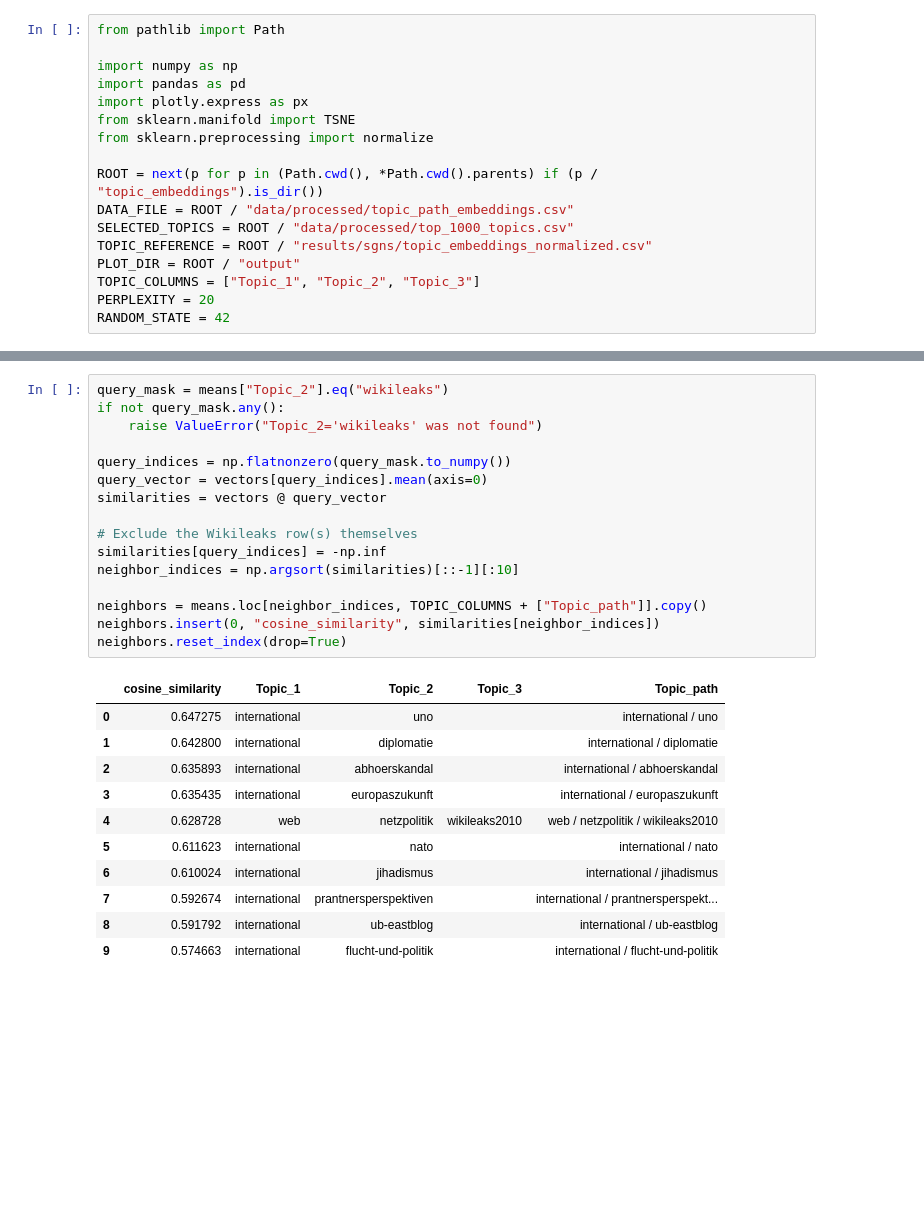
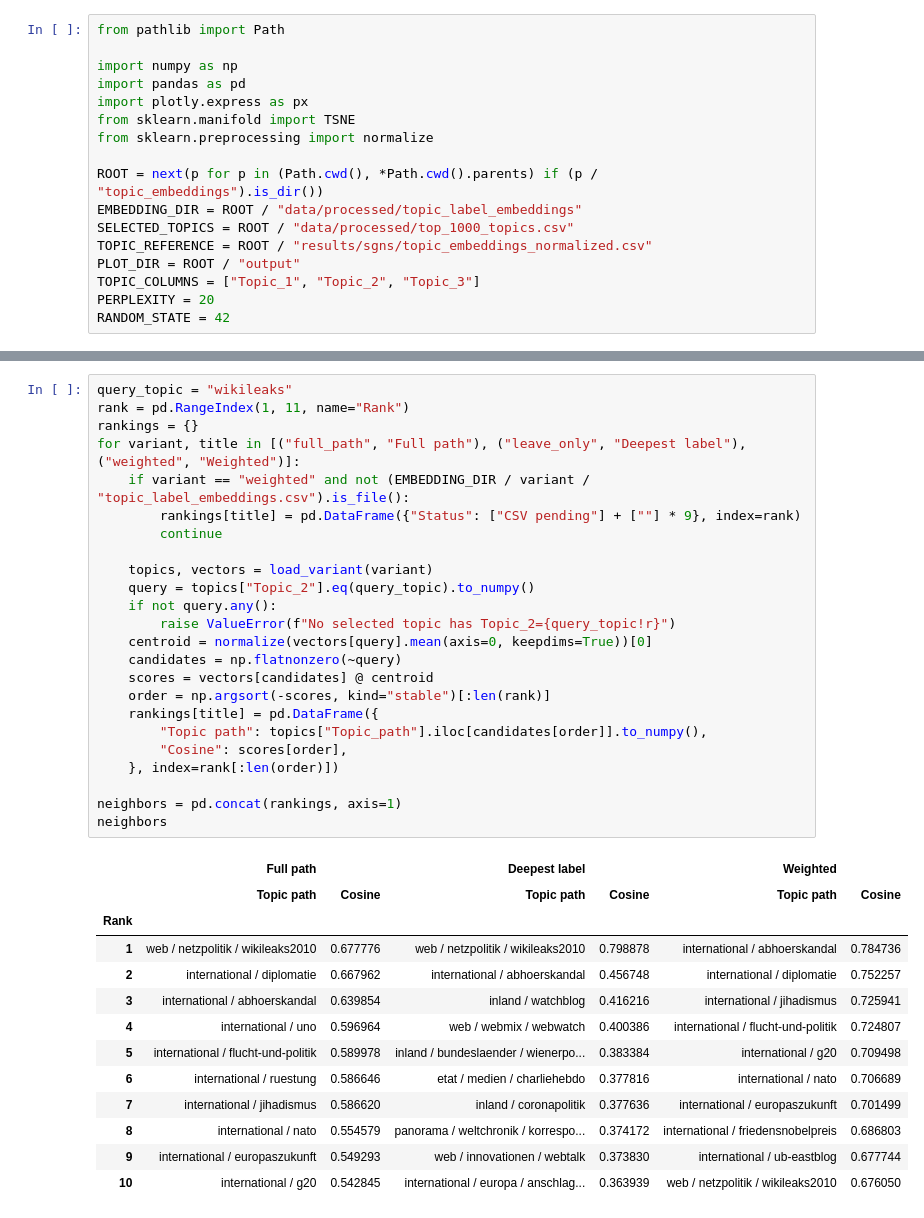
Before and after one commit to nachodll/topic_embeddings, a Jupyter notebook: notebooks/5_tsne_topic_labels_embeddings.ipynb, the cells around one changed output, grey strips where cells are left out. Saved outputs shown, nothing was run; the diff lists cells and outputs as text; blank space fills up the shorter version.

```diff
--- a/notebooks/5_tsne_topic_labels_embeddings.ipynb
+++ b/notebooks/5_tsne_topic_labels_embeddings.ipynb
@@ -12,7 +12,7 @@ from sklearn.manifold import TSNE
 from sklearn.preprocessing import normalize
 
 ROOT = next(p for p in (Path.cwd(), *Path.cwd().parents) if (p / "topic_embeddings").is_dir())
-DATA_FILE = ROOT / "data/processed/topic_path_embeddings.csv"
+EMBEDDING_DIR = ROOT / "data/processed/topic_label_embeddings"
 SELECTED_TOPICS = ROOT / "data/processed/top_1000_topics.csv"
 TOPIC_REFERENCE = ROOT / "results/sgns/topic_embeddings_normalized.csv"
 PLOT_DIR = ROOT / "output"
@@ -109,28 +130,38 @@ fig.show()
-# %%
-query_mask = means["Topic_2"].eq("wikileaks")
-if not query_mask.any():
-    raise ValueError("Topic_2='wikileaks' was not found")
-
-query_indices = np.flatnonzero(query_mask.to_numpy())
-query_vector = vectors[query_indices].mean(axis=0)
-similarities = vectors @ query_vector
-
-# Exclude the Wikileaks row(s) themselves
-similarities[query_indices] = -np.inf
-neighbor_indices = np.argsort(similarities)[::-1][:10]
-
-neighbors = means.loc[neighbor_indices, TOPIC_COLUMNS + ["Topic_path"]].copy()
-neighbors.insert(0, "cosine_similarity", similarities[neighbor_indices])
-neighbors.reset_index(drop=True)
-# %% [output]
-|  | cosine_similarity | Topic_1 | Topic_2 | Topic_3 | Topic_path |
-| 0 | 0.647275 | international | uno |  | international / uno |
-| 1 | 0.642800 | international | diplomatie |  | international / diplomatie |
-| 2 | 0.635893 | international | abhoerskandal |  | international / abhoerskandal |
-| 3 | 0.635435 | international | europaszukunft |  | international / europaszukunft |
-| 4 | 0.628728 | web | netzpolitik | wikileaks2010 | web / netzpolitik / wikileaks2010 |
-| 5 | 0.611623 | international | nato |  | international / nato |
-| 6 | 0.610024 | international | jihadismus |  | international / jihadismus |
-| 7 | 0.592674 | international | prantnersperspektiven |  | international / prantnersperspekt... |
-| 8 | 0.591792 | international | ub-eastblog |  | international / ub-eastblog |
-| 9 | 0.574663 | international | flucht-und-politik |  | international / flucht-und-politik |
+# %%
+query_topic = "wikileaks"
+rank = pd.RangeIndex(1, 11, name="Rank")
+rankings = {}
+for variant, title in [("full_path", "Full path"), ("leave_only", "Deepest label"), ("weighted", "Weighted")]:
+    if variant == "weighted" and not (EMBEDDING_DIR / variant / "topic_label_embeddings.csv").is_file():
+        rankings[title] = pd.DataFrame({"Status": ["CSV pending"] + [""] * 9}, index=rank)
+        continue
+
+    topics, vectors = load_variant(variant)
+    query = topics["Topic_2"].eq(query_topic).to_numpy()
+    if not query.any():
+        raise ValueError(f"No selected topic has Topic_2={query_topic!r}")
+    centroid = normalize(vectors[query].mean(axis=0, keepdims=True))[0]
+    candidates = np.flatnonzero(~query)
+    scores = vectors[candidates] @ centroid
+    order = np.argsort(-scores, kind="stable")[:len(rank)]
+    rankings[title] = pd.DataFrame({
+        "Topic path": topics["Topic_path"].iloc[candidates[order]].to_numpy(),
+        "Cosine": scores[order],
+    }, index=rank[:len(order)])
+
+neighbors = pd.concat(rankings, axis=1)
+neighbors
+# %% [output]
+|  | Full path |  | Deepest label |  | Weighted |  |
+|  | Topic path | Cosine | Topic path | Cosine | Topic path | Cosine |
+| Rank |  |  |  |  |  |  |
+| 1 | web / netzpolitik / wikileaks2010 | 0.677776 | web / netzpolitik / wikileaks2010 | 0.798878 | international / abhoerskandal | 0.784736 |
+| 2 | international / diplomatie | 0.667962 | international / abhoerskandal | 0.456748 | international / diplomatie | 0.752257 |
+| 3 | international / abhoerskandal | 0.639854 | inland / watchblog | 0.416216 | international / jihadismus | 0.725941 |
+| 4 | international / uno | 0.596964 | web / webmix / webwatch | 0.400386 | international / flucht-und-politik | 0.724807 |
+| 5 | international / flucht-und-politik | 0.589978 | inland / bundeslaender / wienerpo... | 0.383384 | international / g20 | 0.709498 |
+| 6 | international / ruestung | 0.586646 | etat / medien / charliehebdo | 0.377816 | international / nato | 0.706689 |
+| 7 | international / jihadismus | 0.586620 | inland / coronapolitik | 0.377636 | international / europaszukunft | 0.701499 |
+| 8 | international / nato | 0.554579 | panorama / weltchronik / korrespo... | 0.374172 | international / friedensnobelpreis | 0.686803 |
+| 9 | international / europaszukunft | 0.549293 | web / innovationen / webtalk | 0.373830 | international / ub-eastblog | 0.677744 |
+| 10 | international / g20 | 0.542845 | international / europa / anschlag... | 0.363939 | web / netzpolitik / wikileaks2010 | 0.676050 |
```
Also changed, not shown: parts of 15 cells of this notebook, 15 other files.
